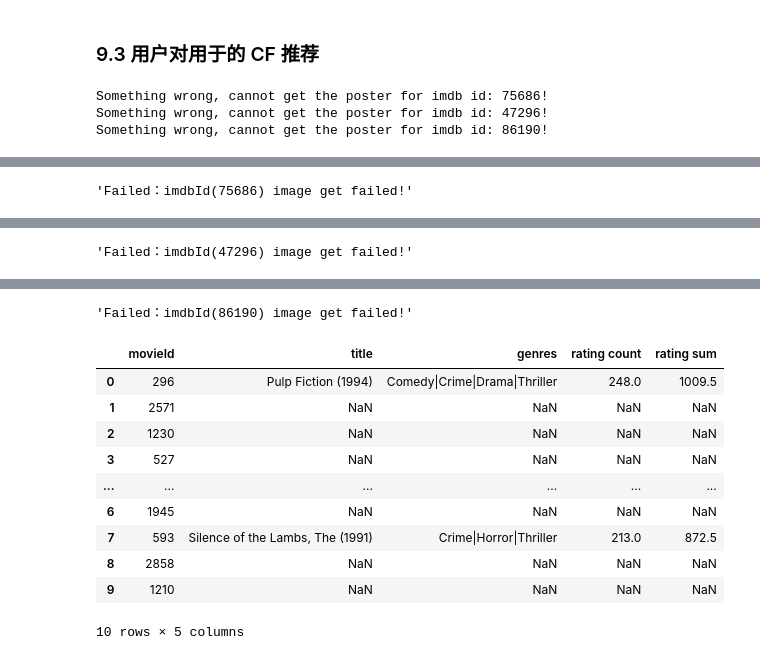
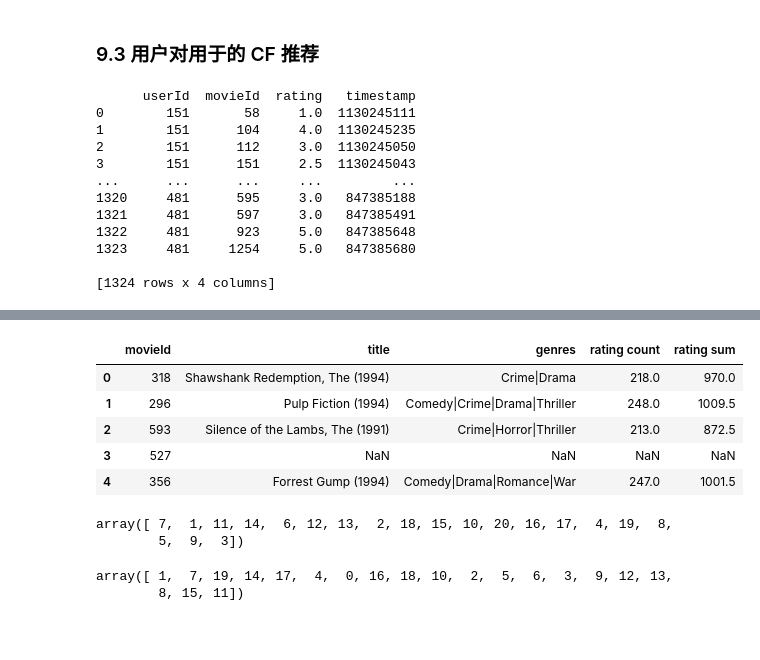
Before and after one commit to miaopei/RecommendedSystem, a Jupyter notebook: movies_recommended/movies_recommended_01.ipynb, the cells around one changed output, grey strips where cells are left out. Drawn from its saved outputs; the diff is of its cells as text; code cells hidden in the pictures; blank space fills up the shorter version.

```diff
--- a/movies_recommended/movies_recommended_01.ipynb
+++ b/movies_recommended/movies_recommended_01.ipynb
@@ -668,6 +668,8 @@ user_similarity = similarity(rating_matrix, kind='user')
 item_similarity = similarity(rating_matrix, kind='item')
 # %% [markdown]
 #### 8.3.1 用户对用户 CF 推荐
+# %%
+k = 20
 # %%
 def user_to_User_cf_recommendation(userId=1, top=10, poster=False, show=True):
     # 1、获取和用户相似度高的用户
@@ -821,15 +826,22 @@ Something wrong, cannot get the poster for imdb id: 99685!
 # %% [markdown]
 ### 9.3 用户对用于的 CF 推荐
 # %%
-user_to_User_cf_recommendation_2(userId=100, top=5, poster=True)
+user_to_User_cf_recommendation(userId=151, top=5, poster=True)
 # %% [output]
-Something wrong, cannot get the poster for imdb id: 75686!
-Something wrong, cannot get the poster for imdb id: 47296!
-Something wrong, cannot get the poster for imdb id: 86190!
+      userId  movieId  rating   timestamp
+0        151       58     1.0  1130245111
+1        151      104     4.0  1130245235
+2        151      112     3.0  1130245050
+3        151      151     2.5  1130245043
+...      ...      ...     ...         ...
+1320     481      595     3.0   847385188
+1321     481      597     3.0   847385491
+1322     481      923     5.0   847385648
+1323     481     1254     5.0   847385680
+
+[1324 rows x 4 columns]
 [interactive output not drawn]
 [interactive output not drawn]
-'Failed：imdbId(75686) image get failed!'
 [interactive output not drawn]
 [interactive output not drawn]
 [interactive output not drawn]
-'Failed：imdbId(47296) image get failed!'
@@ -838,12 +848,6 @@ Something wrong, cannot get the poster for imdb id: 86190!
-'Failed：imdbId(86190) image get failed!'
 |  | movieId | title | genres | rating count | rating sum |
-| 0 | 296 | Pulp Fiction (1994) | Comedy|Crime|Drama|Thriller | 248.0 | 1009.5 |
-| 1 | 2571 | NaN | NaN | NaN | NaN |
-| 2 | 1230 | NaN | NaN | NaN | NaN |
+| 0 | 318 | Shawshank Redemption, The (1994) | Crime|Drama | 218.0 | 970.0 |
+| 1 | 296 | Pulp Fiction (1994) | Comedy|Crime|Drama|Thriller | 248.0 | 1009.5 |
+| 2 | 593 | Silence of the Lambs, The (1991) | Crime|Horror|Thriller | 213.0 | 872.5 |
 | 3 | 527 | NaN | NaN | NaN | NaN |
-| ... | ... | ... | ... | ... | ... |
-| 6 | 1945 | NaN | NaN | NaN | NaN |
-| 7 | 593 | Silence of the Lambs, The (1991) | Crime|Horror|Thriller | 213.0 | 872.5 |
-| 8 | 2858 | NaN | NaN | NaN | NaN |
-| 9 | 1210 | NaN | NaN | NaN | NaN |
+| 4 | 356 | Forrest Gump (1994) | Comedy|Drama|Romance|War | 247.0 | 1001.5 |
-10 rows × 5 columns
@@ -849,0 +859,5 @@ Something wrong, cannot get the poster for imdb id: 86190!
+# %%
+x
+# %% [output]
+array([ 7,  1, 11, 14,  6, 12, 13,  2, 18, 15, 10, 20, 16, 17,  4, 19,  8,
+        5,  9,  3])
@@ -849,0 +866,5 @@ Something wrong, cannot get the poster for imdb id: 86190!
+# %%
+y
+# %% [output]
+array([ 1,  7, 19, 14, 17,  4,  0, 16, 18, 10,  2,  5,  6,  3,  9, 12, 13,
+        8, 15, 11])
```
Also changed, not shown: parts of 9 cells of this notebook, 1 other file.
